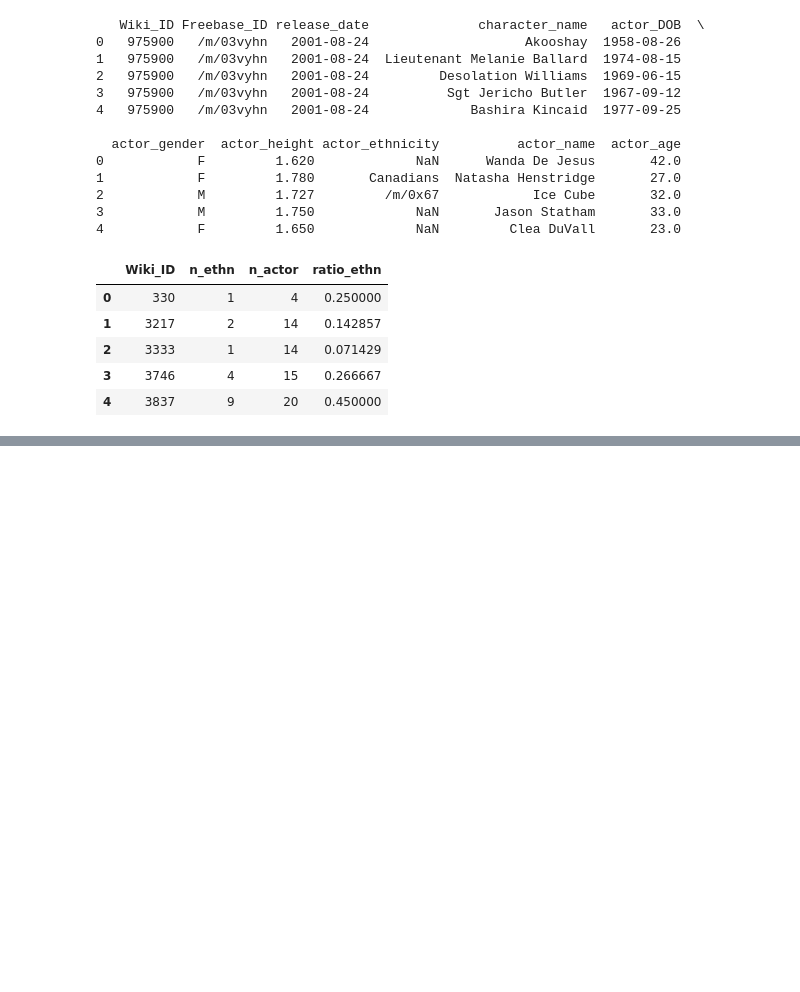
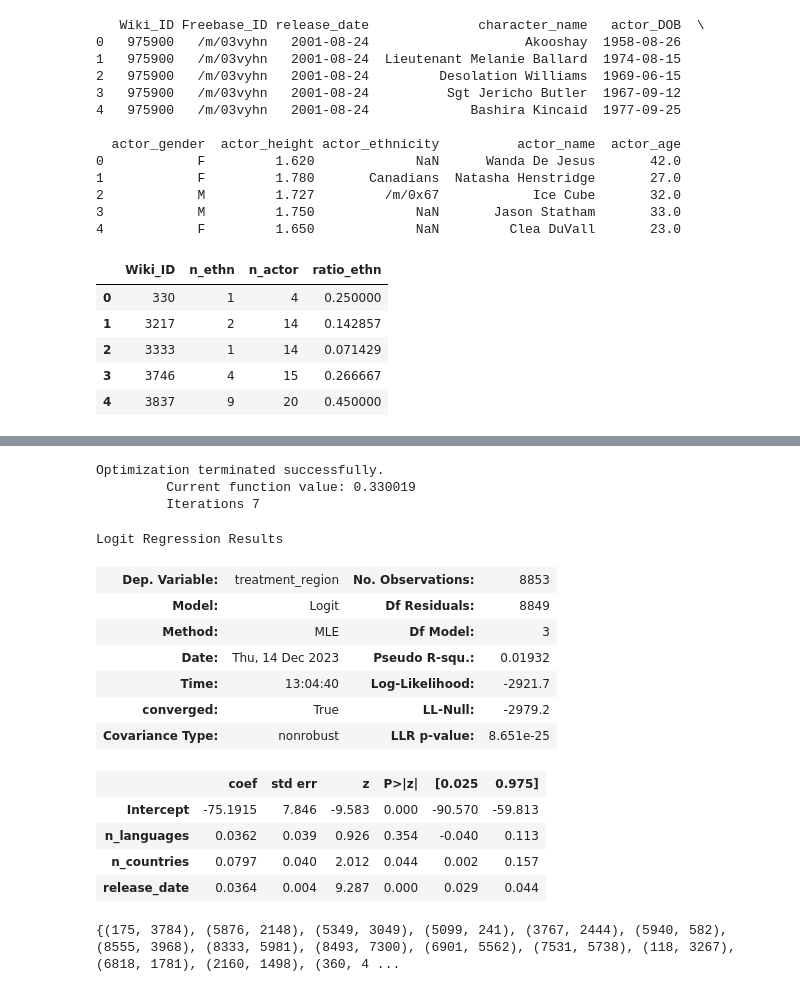
Before and after one commit to epfl-ada/ada-2023-project-nada2023, a Jupyter notebook: notebook.ipynb, the cells around one changed output, grey strips where cells are left out. Cells and saved outputs as stored; diff of their text form; code cells hidden in the pictures; blank space fills up the shorter version.

```diff
--- a/notebook.ipynb
+++ b/notebook.ipynb
@@ -686,0 +777,46 @@ wiki_id_ethn.head()
+# %%
+# Propensity score for matching
+mod = smf.logit(formula='treatment_region ~ n_languages + n_countries + release_date', data=df_paired_matching)
+
+res = mod.fit()
+
+df_paired_matching["propensity_score"] = res.predict(df_paired_matching)
+
+res.summary()
+# %% [output]
+Optimization terminated successfully.
+         Current function value: 0.330019
+         Iterations 7
+Logit Regression Results
+| Dep. Variable: | treatment_region | No. Observations: | 8853 |
+| Model: | Logit | Df Residuals: | 8849 |
+| Method: | MLE | Df Model: | 3 |
+| Date: | Thu, 14 Dec 2023 | Pseudo R-squ.: | 0.01932 |
+| Time: | 13:04:40 | Log-Likelihood: | -2921.7 |
+| converged: | True | LL-Null: | -2979.2 |
+| Covariance Type: | nonrobust | LLR p-value: | 8.651e-25 |
+|  | coef | std err | z | P>|z| | [0.025 | 0.975] |
+| Intercept | -75.1915 | 7.846 | -9.583 | 0.000 | -90.570 | -59.813 |
+| n_languages | 0.0362 | 0.039 | 0.926 | 0.354 | -0.040 | 0.113 |
+| n_countries | 0.0797 | 0.040 | 2.012 | 0.044 | 0.002 | 0.157 |
+| release_date | 0.0364 | 0.004 | 9.287 | 0.000 | 0.029 | 0.044 |
+# %%
+# Treatment and control groups
+df_treatment = df_paired_matching[df_paired_matching["treatment_region"] == 1]
+df_control = df_paired_matching[df_paired_matching["treatment_region"] == 0]
+
+# Match
+G = nx.Graph()
+
+for i, treatment_row in df_treatment.iterrows():
+    for j, control_row in df_control.iterrows():
+        similarity = 1 - np.abs(treatment_row["propensity_score"] - control_row["propensity_score"])
+
+        if (similarity > 0.95):
+            G.add_weighted_edges_from([(i, j, similarity)])
+
+
+matching = nx.max_weight_matching(G)
+print(matching)
+# %% [output]
+{(175, 3784), (5876, 2148), (5349, 3049), (5099, 241), (3767, 2444), (5940, 582), (8555, 3968), (8333, 5981), (8493, 7300), (6901, 5562), (7531, 5738), (118, 3267), (6818, 1781), (2160, 1498), (360, 4 ...
```
Also changed, not shown: parts of 15 cells of this notebook.
